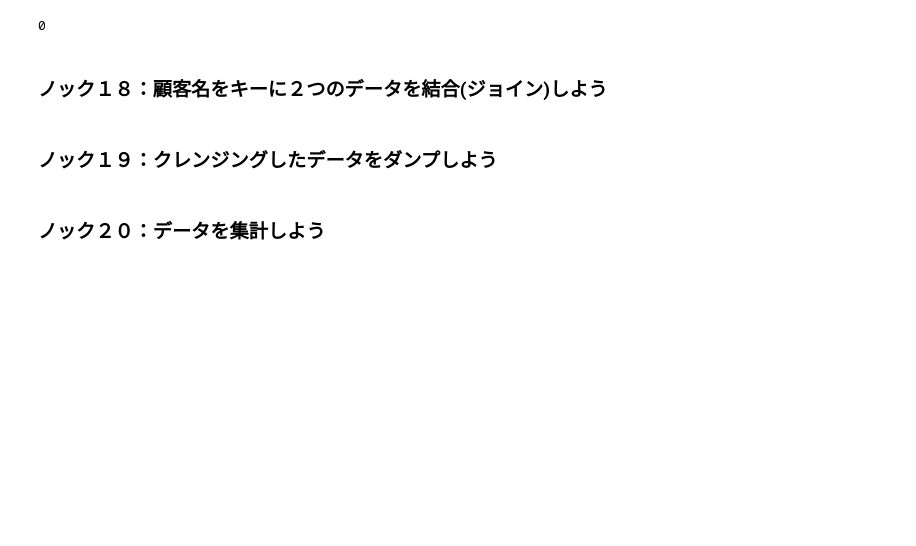
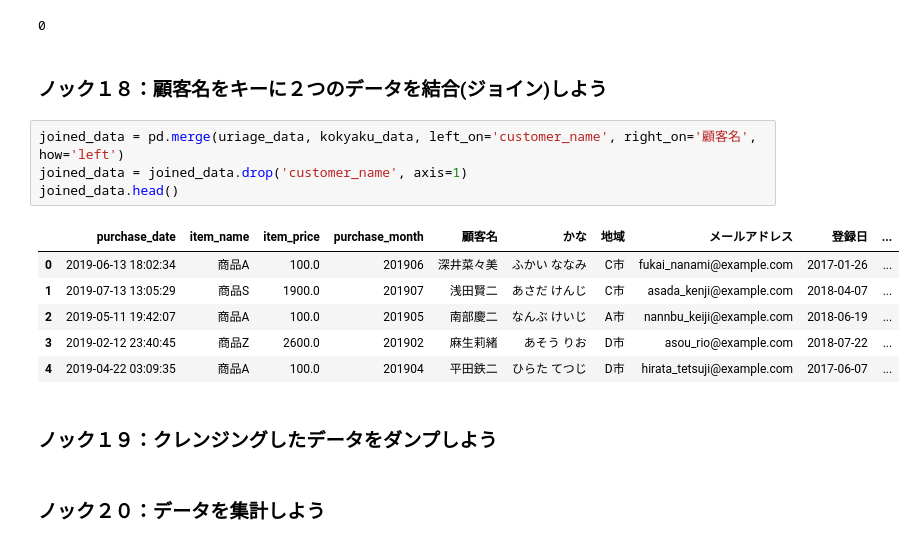
Before and after one commit to Rindrics/anlz100, a Jupyter notebook: chap2/chap2.ipynb, the cells around one changed output. Drawn from its saved outputs; the diff is of its cells as text; blank space fills up the shorter version.

Commit message:
Merge uriage_data and kokyaku_data

```diff
--- a/chap2/chap2.ipynb
+++ b/chap2/chap2.ipynb
@@ -328,6 +328,17 @@ flg_is_serial.sum()
 0
 # %% [markdown]
 ### ノック１８：顧客名をキーに２つのデータを結合(ジョイン)しよう
+# %%
+joined_data = pd.merge(uriage_data, kokyaku_data, left_on='customer_name', right_on='顧客名', how='left')
+joined_data = joined_data.drop('customer_name', axis=1)
+joined_data.head()
+# %% [output]
+|  | purchase_date | item_name | item_price | purchase_month | 顧客名 | かな | 地域 | メールアドレス | 登録日 | ... |
+| 0 | 2019-06-13 18:02:34 | 商品A | 100.0 | 201906 | 深井菜々美 | ふかい ななみ | C市 | fukai_nanami@example.com | 2017-01-26 | ... |
+| 1 | 2019-07-13 13:05:29 | 商品S | 1900.0 | 201907 | 浅田賢二 | あさだ けんじ | C市 | asada_kenji@example.com | 2018-04-07 | ... |
+| 2 | 2019-05-11 19:42:07 | 商品A | 100.0 | 201905 | 南部慶二 | なんぶ けいじ | A市 | nannbu_keiji@example.com | 2018-06-19 | ... |
+| 3 | 2019-02-12 23:40:45 | 商品Z | 2600.0 | 201902 | 麻生莉緒 | あそう りお | D市 | asou_rio@example.com | 2018-07-22 | ... |
+| 4 | 2019-04-22 03:09:35 | 商品A | 100.0 | 201904 | 平田鉄二 | ひらた てつじ | D市 | hirata_tetsuji@example.com | 2017-06-07 | ... |
 # %% [markdown]
 ### ノック１９：クレンジングしたデータをダンプしよう
 # %% [markdown]
```
